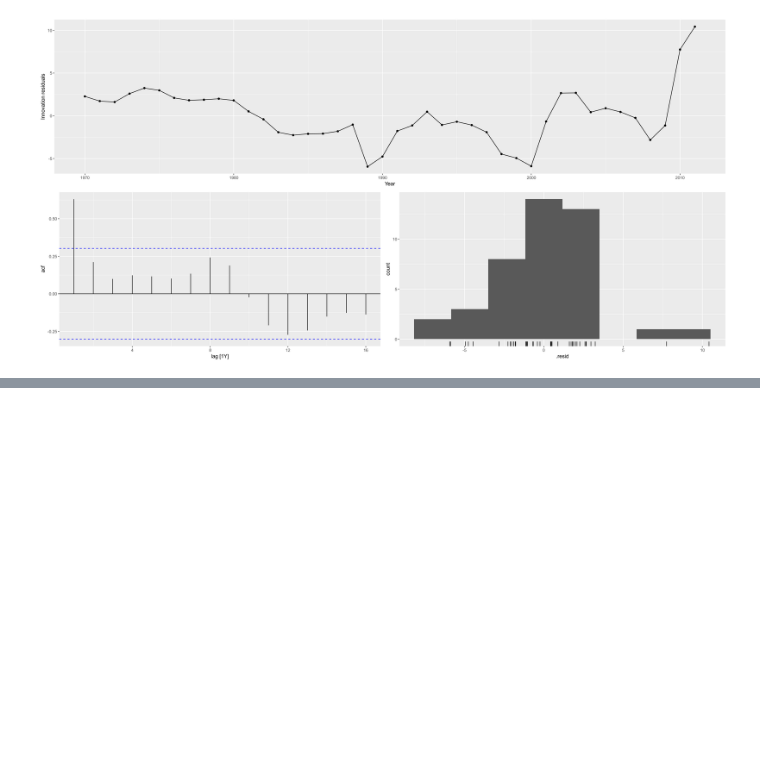
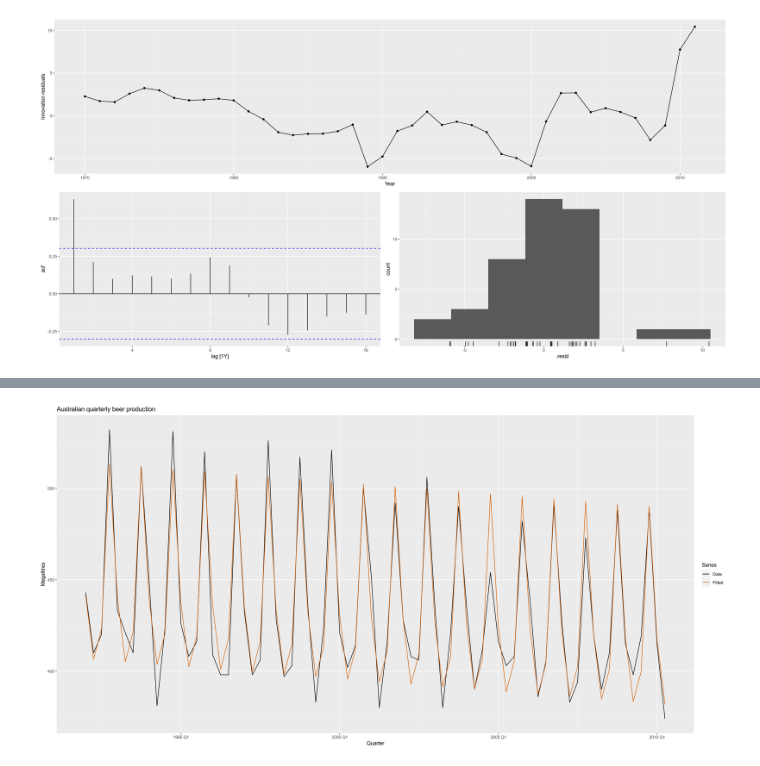
Before and after one commit to ARKA1112/Time_Series_R, a Jupyter notebook: OTEXTS_7.ipynb, the cells around one changed output, grey strips where cells are left out. Drawn from its saved outputs; the diff is of its cells as text; code cells hidden in the pictures; blank space fills up the shorter version.

```diff
--- a/OTEXTS_7.ipynb
+++ b/OTEXTS_7.ipynb
@@ -248,0 +271,6 @@ fit|>gg_tsresiduals()
+# %%
+
+#
+
+fit_beer <- recent_production |> model(TSLM(Beer ~ trend() + season()))
+#report(fit_beer)
@@ -248,0 +300,14 @@ fit|>gg_tsresiduals()
+# %%
+# plot the above interpretation
+
+augment(fit_beer)|>
+ggplot(aes(x = Quarter)) +
+geom_line(aes(y = Beer, colour = "Data")) +
+geom_line(aes(y = .fitted, colour = "Fitted")) +
+scale_colour_manual(
+    values = c(Data = "black", Fitted  = "#D55E00")
+) +
+labs(y = "Megalitres", title = "Australian quarterly beer production") +
+guides(colour = guide_legend(title = "Series"))
+# %% [output]
+[figure, added]
```
Also changed, not shown: parts of 27 cells of this notebook.
